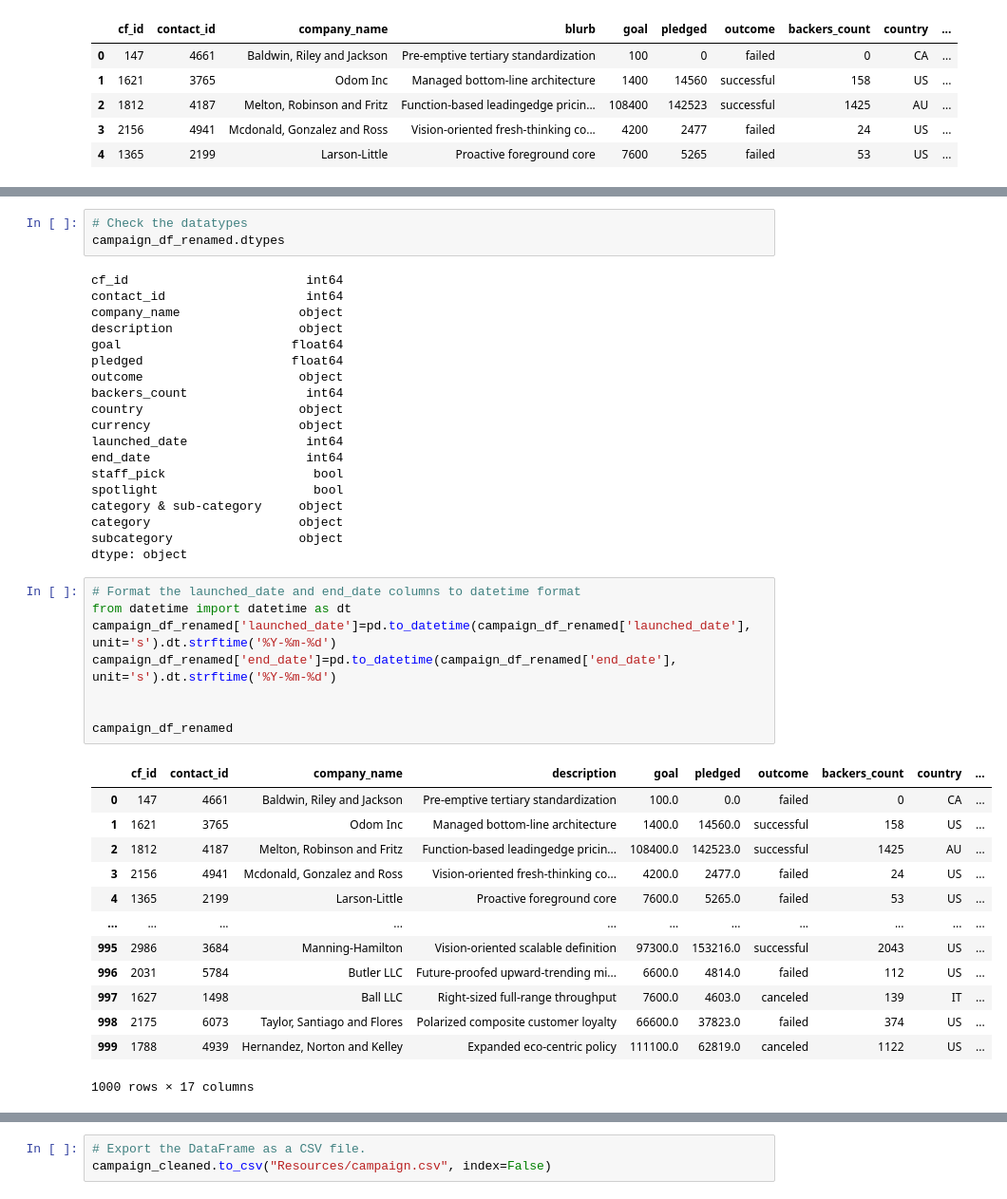
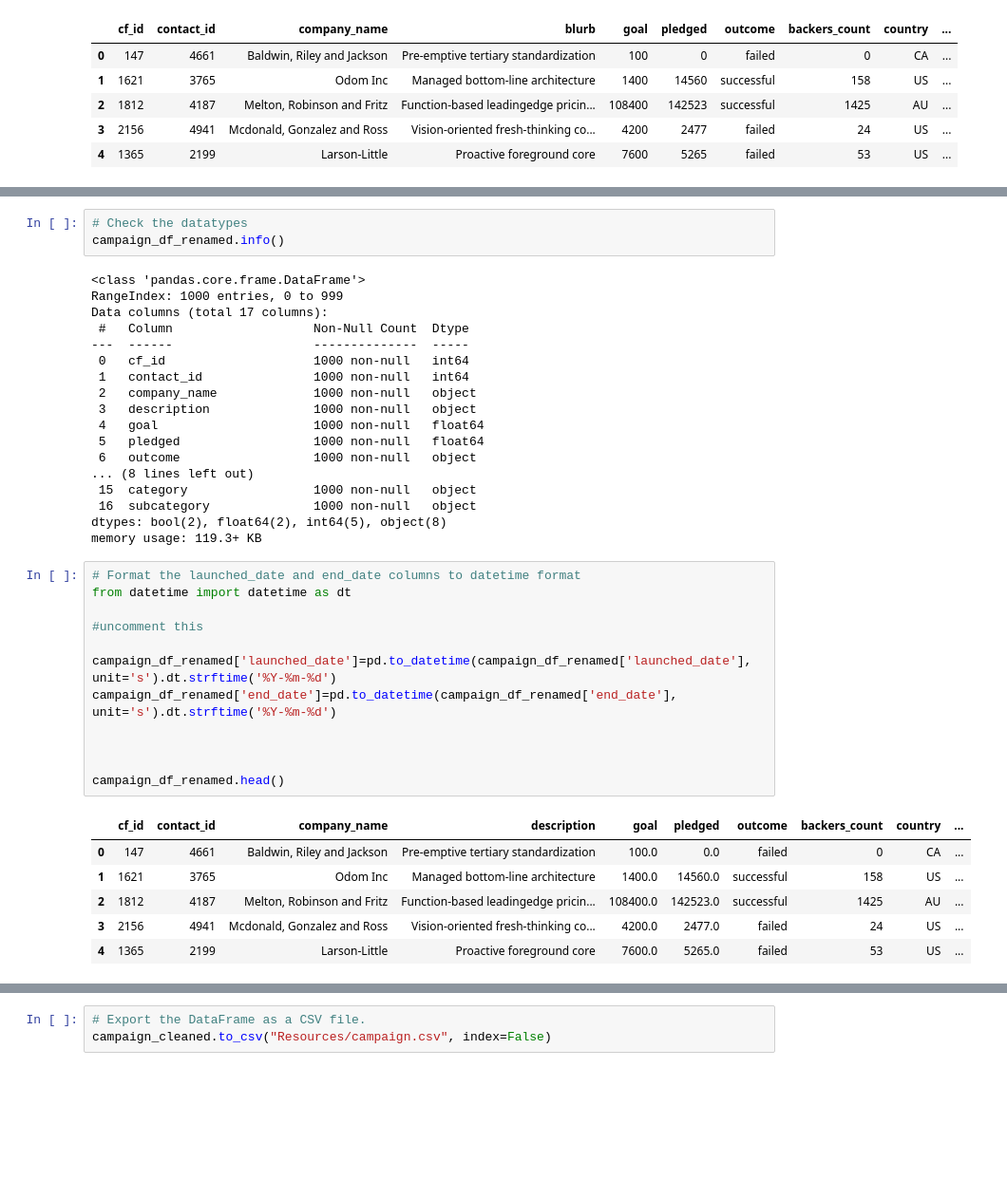
Before and after one commit to sval2020/Crowdfunding_ETL, a Jupyter notebook: ETL_Mini_ProjectSValentine_JEskra.ipynb, the cells around one changed output, grey strips where cells are left out. Shown at 95% size. Cells and saved outputs as stored; diff of their text form; blank space fills up the shorter version.

```diff
--- a/ETL_Mini_ProjectSValentine_JEskra.ipynb
+++ b/ETL_Mini_ProjectSValentine_JEskra.ipynb
@@ -245,47 +206,43 @@ campaign_df_renamed
 # %%
 # Check the datatypes
-campaign_df_renamed.dtypes
+campaign_df_renamed.info()
 # %% [output]
-cf_id                        int64
-contact_id                   int64
-company_name                object
-description                 object
-goal                       float64
-pledged                    float64
-outcome                     object
-backers_count                int64
-country                     object
-currency                    object
-launched_date                int64
-end_date                     int64
-staff_pick                    bool
-spotlight                     bool
-category & sub-category     object
-category                    object
-subcategory                 object
-dtype: object
+<class 'pandas.core.frame.DataFrame'>
+RangeIndex: 1000 entries, 0 to 999
+Data columns (total 17 columns):
+ #   Column                   Non-Null Count  Dtype
+---  ------                   --------------  -----
+ 0   cf_id                    1000 non-null   int64
+ 1   contact_id               1000 non-null   int64
+ 2   company_name             1000 non-null   object
+ 3   description              1000 non-null   object
+ 4   goal                     1000 non-null   float64
+ 5   pledged                  1000 non-null   float64
+ 6   outcome                  1000 non-null   object
+... (8 lines left out)
+ 15  category                 1000 non-null   object
+ 16  subcategory              1000 non-null   object
+dtypes: bool(2), float64(2), int64(5), object(8)
+memory usage: 119.3+ KB
 # %%
 # Format the launched_date and end_date columns to datetime format
 from datetime import datetime as dt
+
+#uncomment this
+
 campaign_df_renamed['launched_date']=pd.to_datetime(campaign_df_renamed['launched_date'], unit='s').dt.strftime('%Y-%m-%d')
 campaign_df_renamed['end_date']=pd.to_datetime(campaign_df_renamed['end_date'], unit='s').dt.strftime('%Y-%m-%d')
 
 
-campaign_df_renamed
+
+campaign_df_renamed.head()
 # %% [output]
 |  | cf_id | contact_id | company_name | description | goal | pledged | outcome | backers_count | country | ... |
 | 0 | 147 | 4661 | Baldwin, Riley and Jackson | Pre-emptive tertiary standardization | 100.0 | 0.0 | failed | 0 | CA | ... |
 | 1 | 1621 | 3765 | Odom Inc | Managed bottom-line architecture | 1400.0 | 14560.0 | successful | 158 | US | ... |
 | 2 | 1812 | 4187 | Melton, Robinson and Fritz | Function-based leadingedge pricin... | 108400.0 | 142523.0 | successful | 1425 | AU | ... |
 | 3 | 2156 | 4941 | Mcdonald, Gonzalez and Ross | Vision-oriented fresh-thinking co... | 4200.0 | 2477.0 | failed | 24 | US | ... |
 | 4 | 1365 | 2199 | Larson-Little | Proactive foreground core | 7600.0 | 5265.0 | failed | 53 | US | ... |
-| ... | ... | ... | ... | ... | ... | ... | ... | ... | ... | ... |
-| 995 | 2986 | 3684 | Manning-Hamilton | Vision-oriented scalable definition | 97300.0 | 153216.0 | successful | 2043 | US | ... |
-| 996 | 2031 | 5784 | Butler LLC | Future-proofed upward-trending mi... | 6600.0 | 4814.0 | failed | 112 | US | ... |
-| 997 | 1627 | 1498 | Ball LLC | Right-sized full-range throughput | 7600.0 | 4603.0 | canceled | 139 | IT | ... |
-| 998 | 2175 | 6073 | Taylor, Santiago and Flores | Polarized composite customer loyalty | 66600.0 | 37823.0 | failed | 374 | US | ... |
-| 999 | 1788 | 4939 | Hernandez, Norton and Kelley | Expanded eco-centric policy | 111100.0 | 62819.0 | canceled | 1122 | US | ... |
-1000 rows × 17 columns
 # %%
 # Merge the campaign_df with the category_df on the "category" column and
 # the subcategory_df on the "subcategory" column.
```
Also changed, not shown: parts of 26 cells of this notebook, 5 other files.
